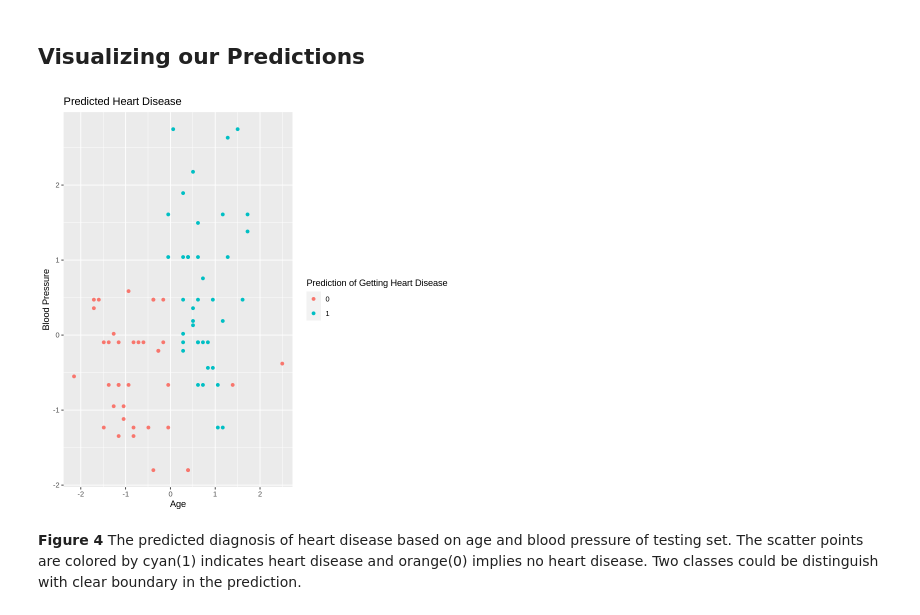
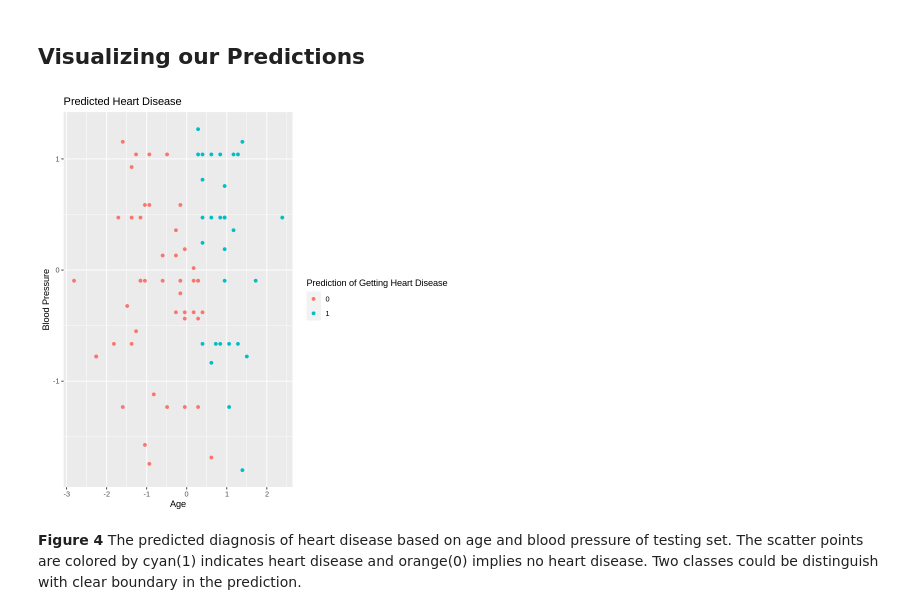
Before and after one commit to mikibarra034/dsci-100-template, a Jupyter notebook: project_report.ipynb, the cells around one changed output. Drawn from its saved outputs; the diff is of its cells as text; code cells hidden in the pictures.

```diff
--- a/project_report.ipynb
+++ b/project_report.ipynb
@@ -368,13 +368,13 @@ The table above is the confusion matrix of the predictions made on the testing d
 # %% [markdown]
 ## Visualizing our Predictions
 # %%
-prediction_plot <- cleveland_testing_set_prediction |>
+prediction_plot <- cleveland_prediction |>
         ggplot(aes(x=Age, y=Trestbps, color=factor(`.pred_class`))) +
         geom_point() +
         labs(x = "Age",y = "Blood Pressure", color = "Prediction of Getting Heart Disease") + ggtitle("Predicted Heart Disease")
 prediction_plot
 # %% [output]
-[figure, old version]
+[figure, new version]
 # %% [markdown]
 **Figure 4** The predicted diagnosis of heart disease based on age and blood pressure of testing set. The scatter points are colored by cyan(1) indicates heart disease and orange(0) implies no heart disease. Two classes could be distinguish with clear boundary in the prediction.
 # %%
```
Also changed, not shown: parts of 2 cells of this notebook.
